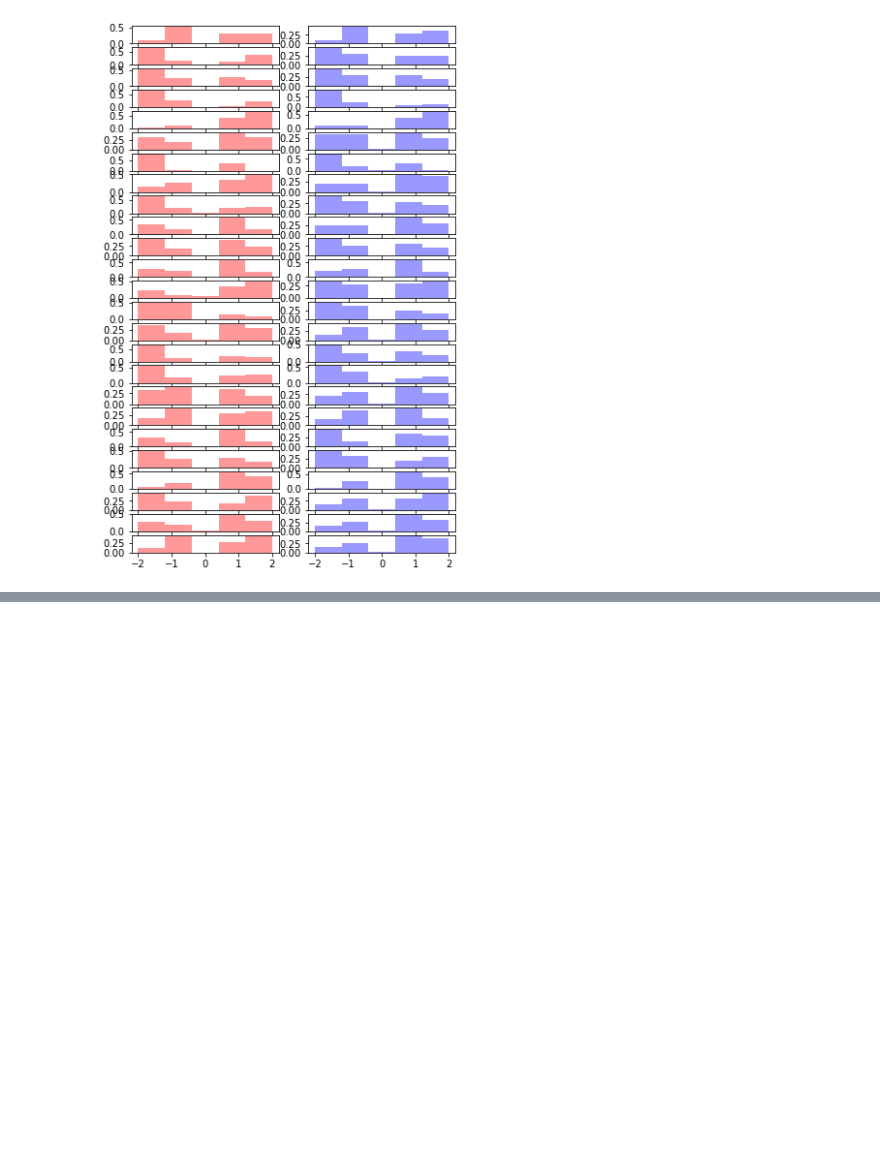
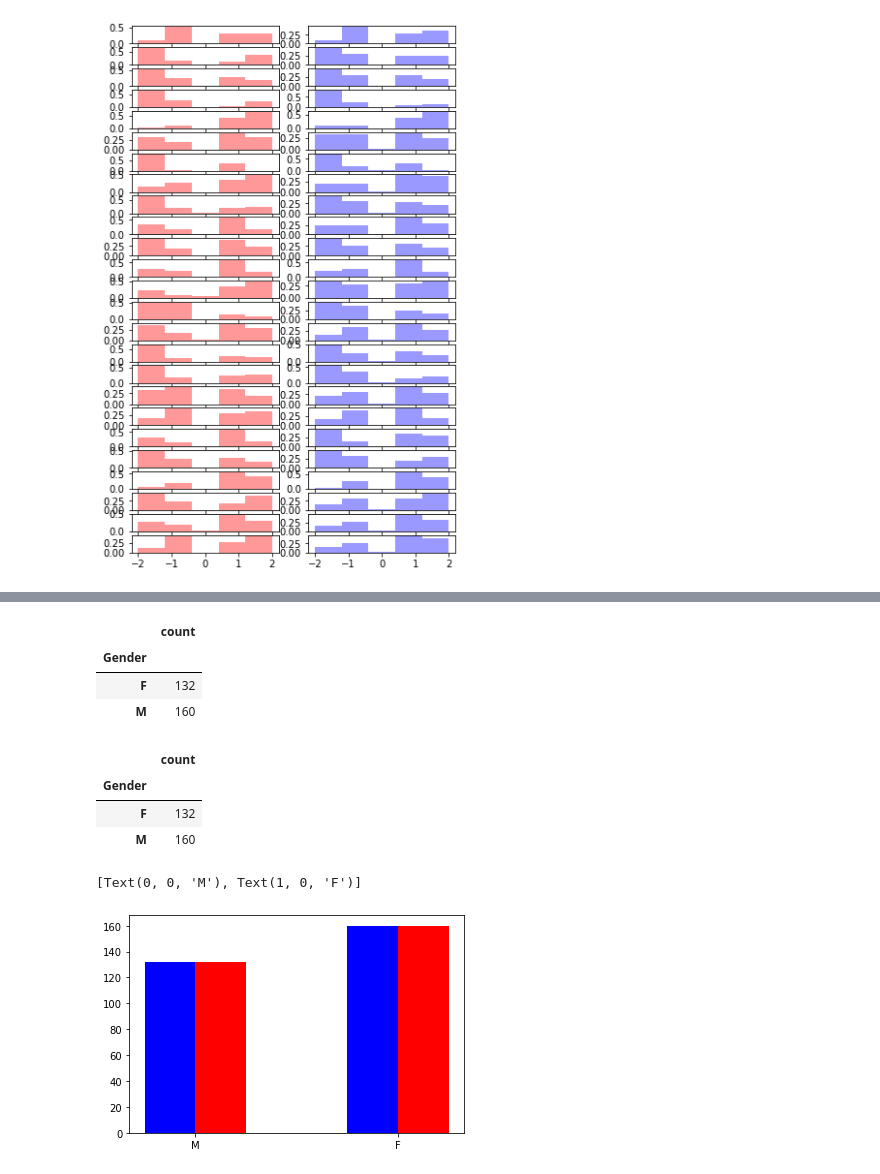
Before and after one commit to Marcus-Friis/applied-statistics, a Jupyter notebook: notebooks/matched_sample_analysis.ipynb, the cells around one changed output, grey strips where cells are left out. Saved outputs shown, nothing was run; the diff lists cells and outputs as text; code cells hidden in the pictures; blank space fills up the shorter version.

```diff
--- a/notebooks/matched_sample_analysis.ipynb
+++ b/notebooks/matched_sample_analysis.ipynb
@@ -293,0 +450,28 @@ for i in range(25):
+# %%
+s1.groupby('Gender').agg(count=('Gender', 'count'))
+# %% [output]
+|  | count |
+| Gender |  |
+| F | 132 |
+| M | 160 |
+# %%
+s2.groupby('Gender').agg(count=('Gender', 'count'))
+# %% [output]
+|  | count |
+| Gender |  |
+| F | 132 |
+| M | 160 |
+# %%
+rg, rc = np.unique(s1.Gender, return_counts=True)
+bg, bc = np.unique(s2.Gender, return_counts=True)
+
+x = np.arange(2)
+
+fig, ax = plt.subplots()
+ax.bar(x+.25/2, rc, color='red', width=.25)
+ax.bar(x-.25/2, bc, color='blue', width=.25)
+ax.set_xticks([0,1])
+ax.set_xticklabels(['M', 'F'])
+# %% [output]
+[Text(0, 0, 'M'), Text(1, 0, 'F')]
+[figure, added]
```
Also changed, not shown: parts of 23 cells of this notebook, 2 other files.
